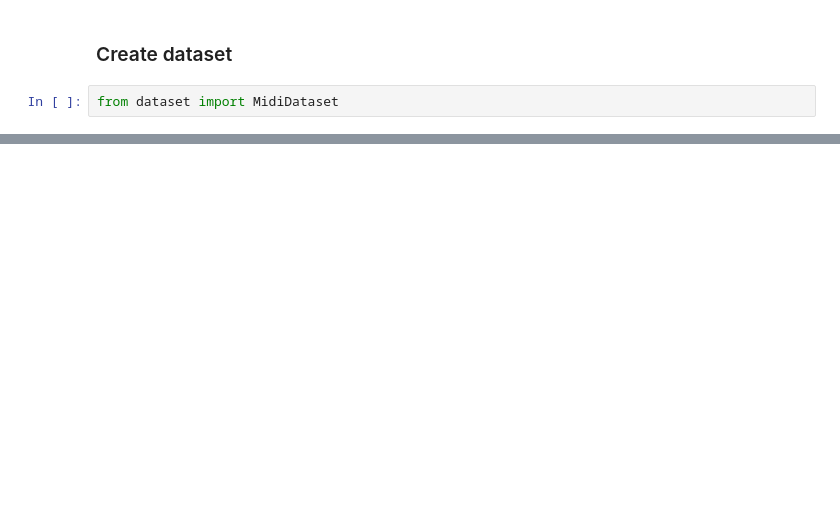
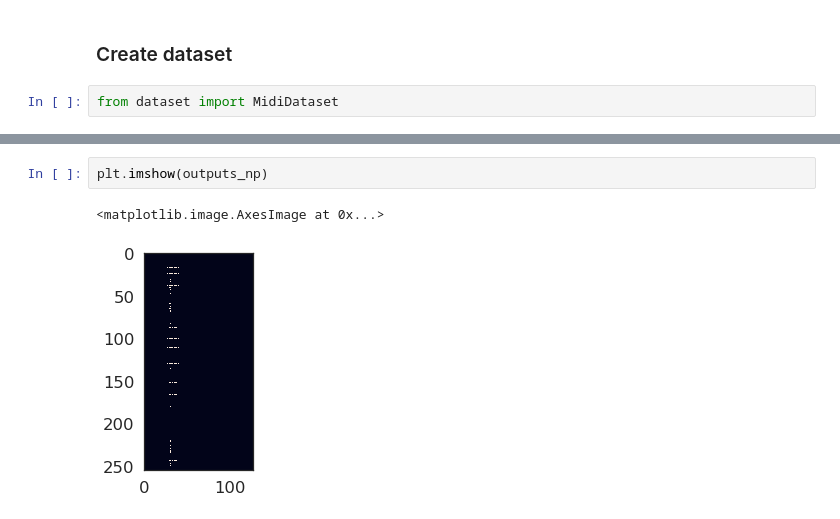
Before and after one commit to MarionLepert/cs229, a Jupyter notebook: DatasetPytorch.ipynb, the cells around one changed output, grey strips where cells are left out. Drawn from its saved outputs; the diff is of its cells as text; blank space fills up the shorter version.

```diff
--- a/DatasetPytorch.ipynb
+++ b/DatasetPytorch.ipynb
@@ -67,0 +298,5 @@ midi_dataset[109]
+# %%
+plt.imshow(outputs_np)
+# %% [output]
+<matplotlib.image.AxesImage at 0x...>
+[figure, added]
```
Also changed, not shown: parts of 33 cells of this notebook, 4 other files.
